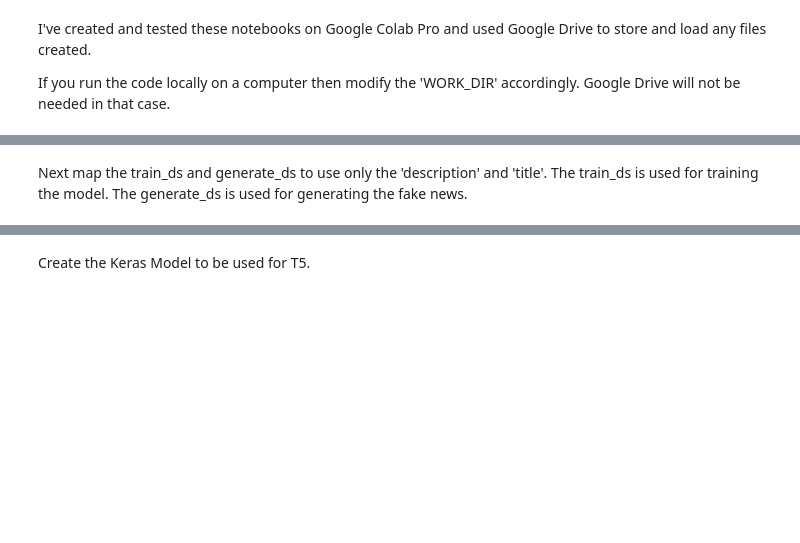
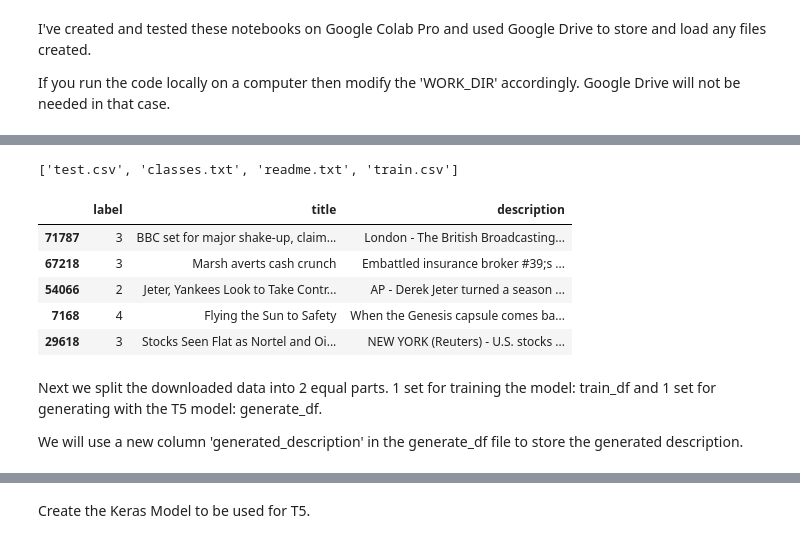
Before and after one commit to RobinSmits/FakeNews-Generator-And-Detector, a Jupyter notebook: FakeNews_Generator_T5.ipynb, the cells around one changed output, grey strips where cells are left out. Drawn from its saved outputs; the diff is of its cells as text; code cells hidden in the pictures; blank space fills up the shorter version.

```diff
--- a/FakeNews_Generator_T5.ipynb
+++ b/FakeNews_Generator_T5.ipynb
@@ -98,11 +79,13 @@ AUTO = tf.data.experimental.AUTOTUNE
 # Supress Warnings
 tf.autograph.set_verbosity(0, False)
 
+# Set Pandas Display Options
+pd.set_option('display.max_colwidth', 256)
+
 # Constants
 MAX_LEN = 512     # Max number of tokens for T5 to use.
 EPOCHS = 1
 VERBOSE = 1
-TRAIN_SPLITS = 2
 
 # Set Actions
 PERFORM_TRAINING = True
@@ -115,7 +98,7 @@ print(f'Train Batch Size: {BATCH_SIZE}')
 print(f'Generate Batch Size: {GENERATE_BATCH_SIZE}')
 
 # Learning Rate
-LR = 1e-4 * strategy.num_replicas_in_sync
+LR = 1e-4
 print('Learning Rate: {}'.format(LR))
 
 # Set T5 Type
@@ -195,2 +143,0 @@ Total Samples for Generation: 60000
-# %% [markdown]
-Next map the train_ds and generate_ds to use only the 'description' and 'title'. The train_ds is used for training the model. The generate_ds is used for generating the fake news.
@@ -209,0 +144,30 @@ generate_ds = generate_ds.map(decode_example, num_parallel_calls = tf.data.exper
+# %%
+# AG News Subset Download URL from TFDS
+AGNEWSSUBSET_URL = 'https://drive.google.com/uc?export=download&id=0Bz8a_Dbh9QhbUDNpeUdjb0wxRms'
+AGNEWSSUBSET_DIR = '/tmp/agnewssubet/'
+
+# Download Tar.Gz File and Extract
+with urlopen(AGNEWSSUBSET_URL) as targzstream:
+    thetarfile = tarfile.open(fileobj = targzstream, mode = "r|gz")
+    thetarfile.extractall(AGNEWSSUBSET_DIR)
+
+# List Dataset files
+agnewssubset_files = os.listdir(AGNEWSSUBSET_DIR + 'ag_news_csv/')
+print(agnewssubset_files)
+
+# Load Train Csv
+df = pd.read_csv(AGNEWSSUBSET_DIR + 'ag_news_csv/train.csv', names = ['label', 'title', 'description'])
+df = df.sample(frac = 1.0, random_state = 42) # Shuffle all the rows
+df.head()
+# %% [output]
+['test.csv', 'classes.txt', 'readme.txt', 'train.csv']
+|  | label | title | description |
+| 71787 | 3 | BBC set for major shake-up, claim... | London - The British Broadcasting... |
+| 67218 | 3 | Marsh averts cash crunch | Embattled insurance broker #39;s ... |
+| 54066 | 2 | Jeter, Yankees Look to Take Contr... | AP - Derek Jeter turned a season ... |
+| 7168 | 4 | Flying the Sun to Safety | When the Genesis capsule comes ba... |
+| 29618 | 3 | Stocks Seen Flat as Nortel and Oi... | NEW YORK (Reuters) - U.S. stocks ... |
+# %% [markdown]
+Next we split the downloaded data into 2 equal parts. 1 set for training the model: train_df and 1 set for generating with the T5 model: generate_df.
+
+We will use a new column 'generated_description' in the generate_df file to store the generated description.
```
Also changed, not shown: parts of 22 cells of this notebook.
